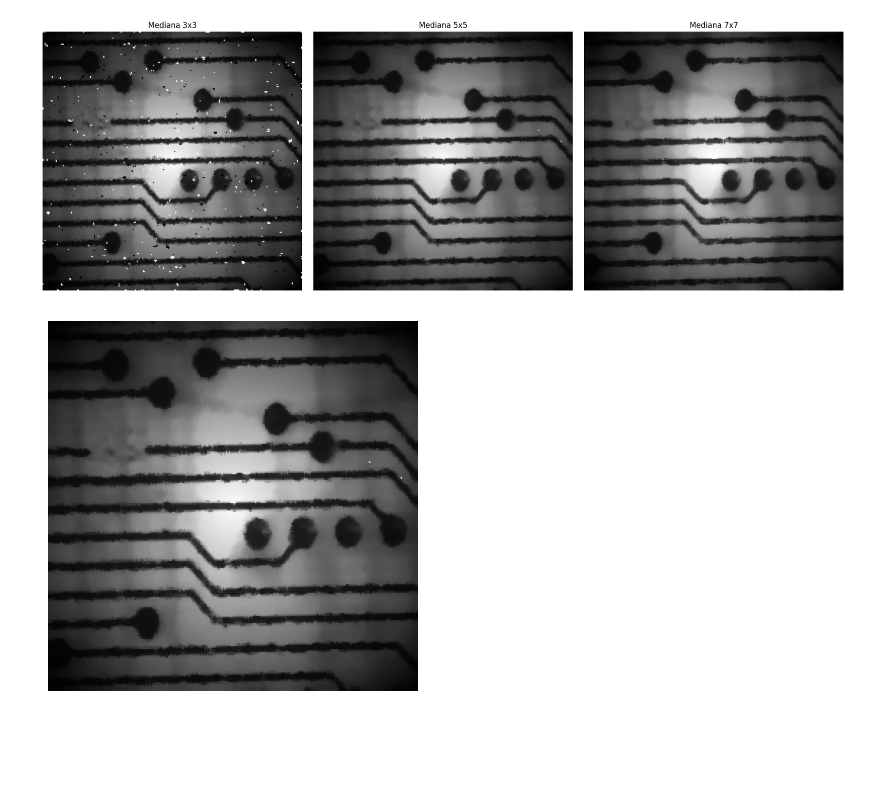
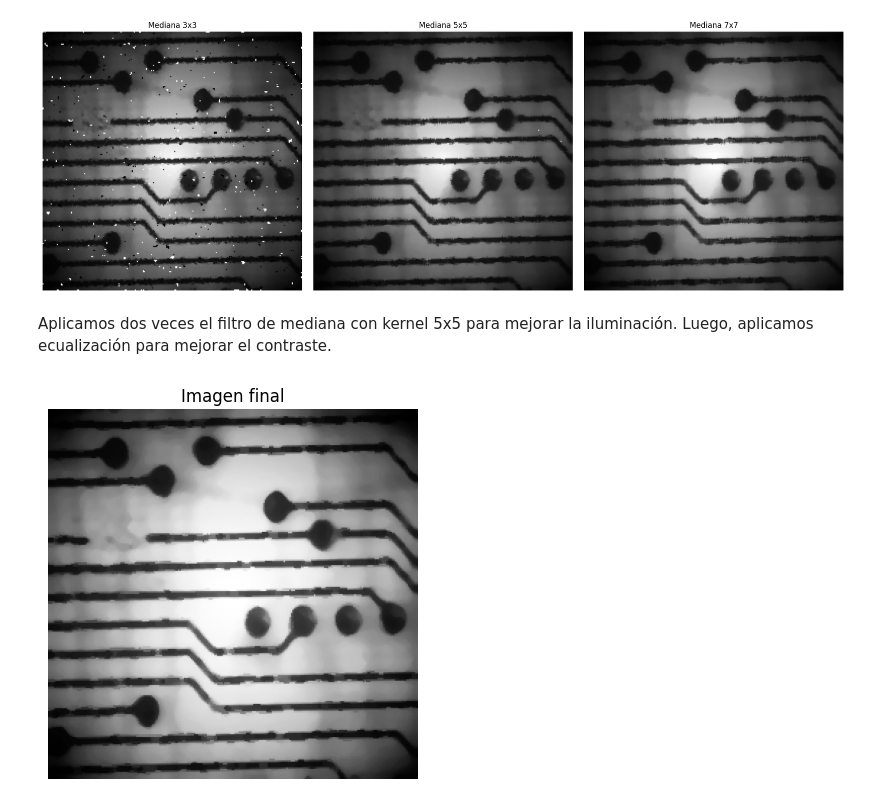
Before and after one commit to santichica/tallleres-cv, a Jupyter notebook: taller5/ejercicio_sintesis.ipynb, the cells around one changed output. Saved outputs shown, nothing was run; the diff lists cells and outputs as text; code cells hidden in the pictures; blank space fills up the shorter version.

```diff
--- a/taller5/ejercicio_sintesis.ipynb
+++ b/taller5/ejercicio_sintesis.ipynb
@@ -66,9 +58,15 @@ plt.tight_layout()
 plt.show()
 # %% [output]
 [figure]
-# %%
-plt.imshow(image_median_5x5, cmap='gray')
-plt.axis('off')
-plt.show()
-# %% [output]
-[figure, removed]
+# %% [markdown]
+Aplicamos dos veces el filtro de mediana con kernel 5x5 para mejorar la iluminación. Luego, aplicamos ecualización para mejorar el contraste.
+# %%
+image_median_5x5_twice = median(image_median_5x5, footprint=np.ones((5,5)))
+# Aplicar ecualización de histograma para mejorar contraste
+image_equalized = cv2.equalizeHist(image_median_5x5_twice.astype(np.uint8))
+plt.imshow(image_equalized, cmap='gray')
+plt.title('Imagen final')
+plt.axis('off')
+plt.show()
+# %% [output]
+[figure, added]
```
Also changed, not shown: parts of 4 cells of this notebook.
